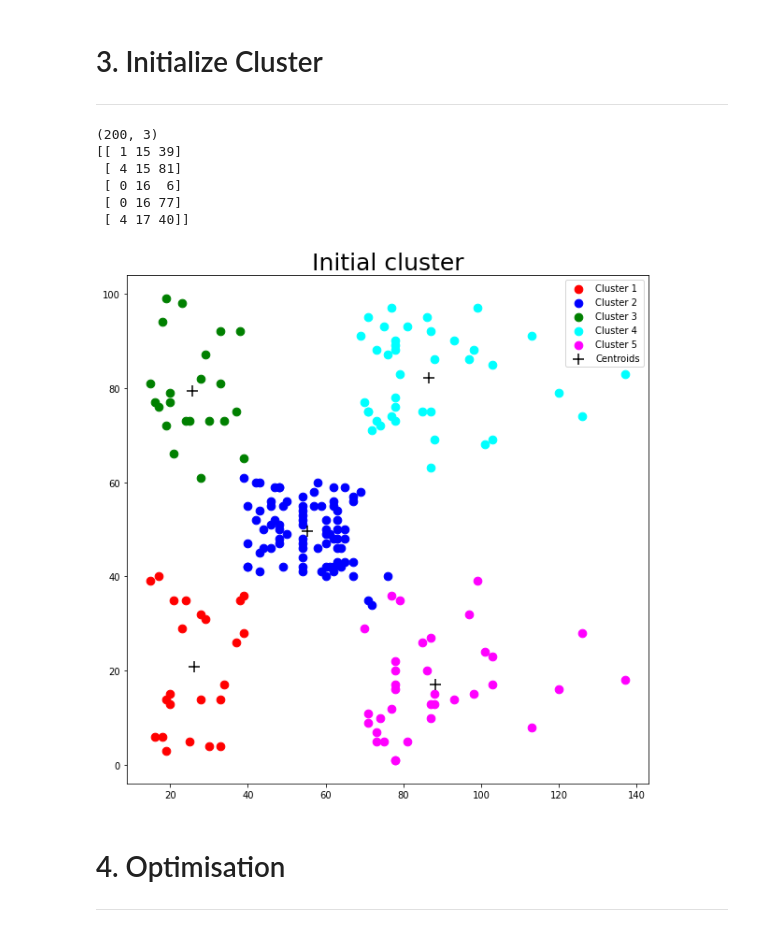
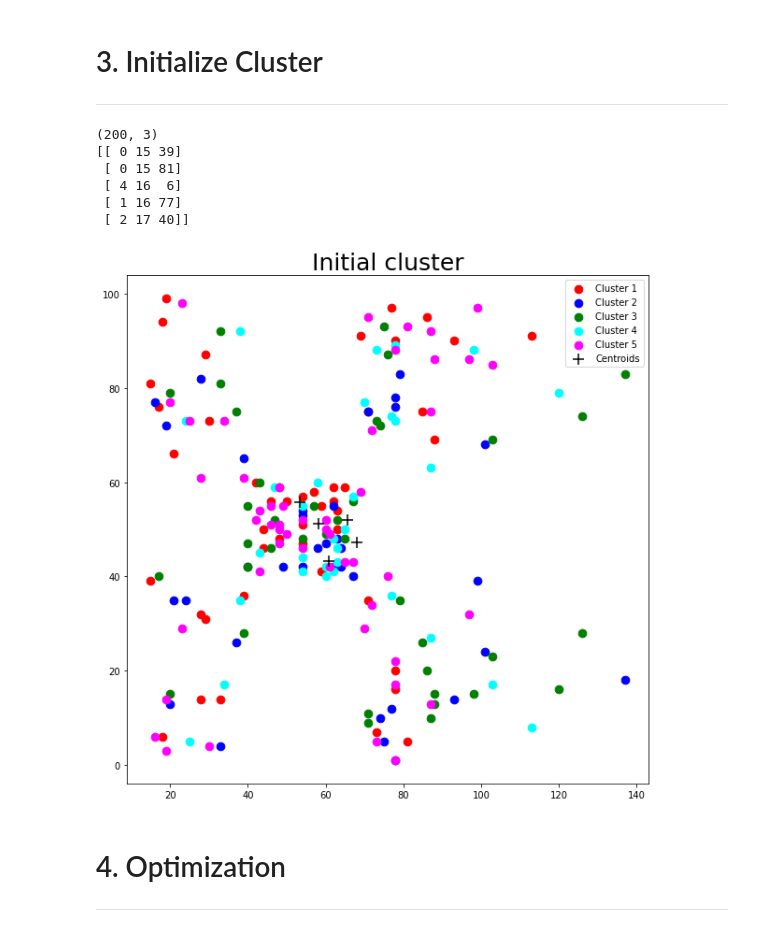
Before and after one commit to jiku100/2020-2-machine-running-proejct, a Jupyter notebook: assignment7/신석경_assignment_07.ipynb, the cells around one changed output. Cells and saved outputs as stored; diff of their text form; code cells hidden in the pictures.

Commit message:
Plot all output

```diff
--- a/assignment7/신석경_assignment_07.ipynb
+++ b/assignment7/신석경_assignment_07.ipynb
@@ -101,23 +101,23 @@ Compute_loss test: 3.4997276363416816
 K = 5
 # %%
 C_idx = np.random.randint(0,5,200)[:,None]
-C = np.hstack((C_idx, data))
-print(C.shape)
-print(C[:5])
+C_init = np.hstack((C_idx, data))
+print(C_init.shape)
+print(C_init[:5])
 # %% [output]
 (200, 3)
-[[ 1 15 39]
- [ 4 15 81]
- [ 0 16  6]
- [ 0 16 77]
- [ 4 17 40]]
+[[ 0 15 39]
+ [ 0 15 81]
+ [ 4 16  6]
+ [ 1 16 77]
+ [ 2 17 40]]
 # %%
-M = []
+M_init = []
 for i in range(K):
-  idx = (C[:,0] == i)
-  C_sub = C[idx]
-  M.append(compute_centroid(C_sub[:, 1:]))
-M = np.array(M)
+  idx = (C_init[:,0] == i)
+  C_sub = C_init[idx]
+  M_init.append(compute_centroid(C_sub[:, 1:]))
+M_init = np.array(M_init)
 # %%
 colors = ["r", "b", "g", "aqua", "fuchsia"]
 labels = ["Cluster 1", "Cluster 2", "Cluster 3", "Cluster 4", "Cluster 5"]
@@ -132,11 +132,11 @@ def plot_cluster(title, C, M):
   plt.legend()
   plt.show()
 # %%
-plot_cluster("Initial cluster", C, M)
+plot_cluster("Initial cluster", C_init, M_init)
 # %% [output]
-[figure, old version]
+[figure, new version]
 # %% [markdown]
-# 4. Optimisation
+# 4. Optimization
 <hr>
 # %%
 K = 5
```
Also changed, not shown: parts of 15 cells of this notebook.
